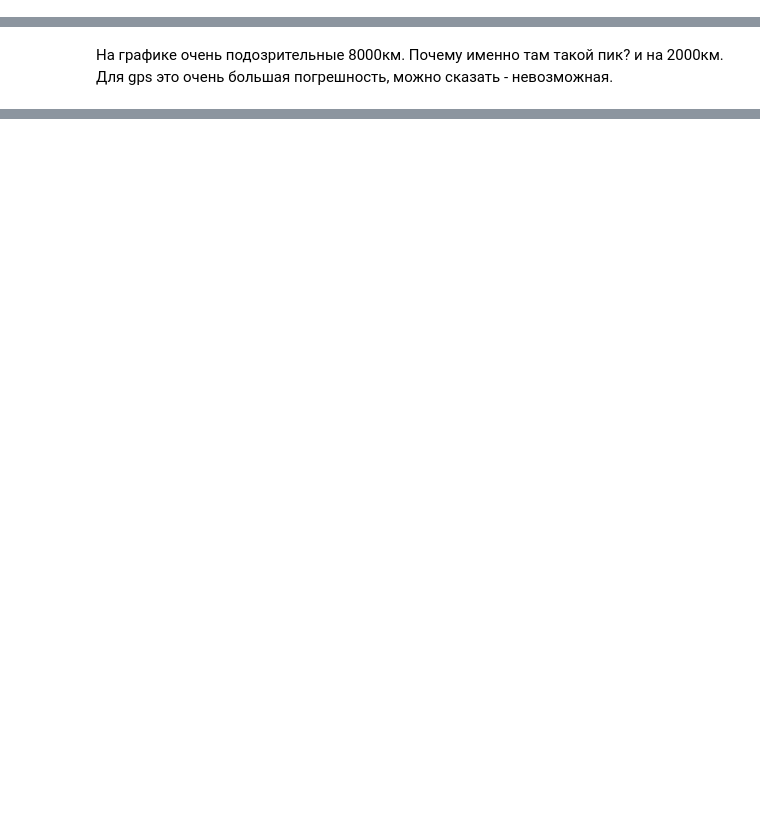
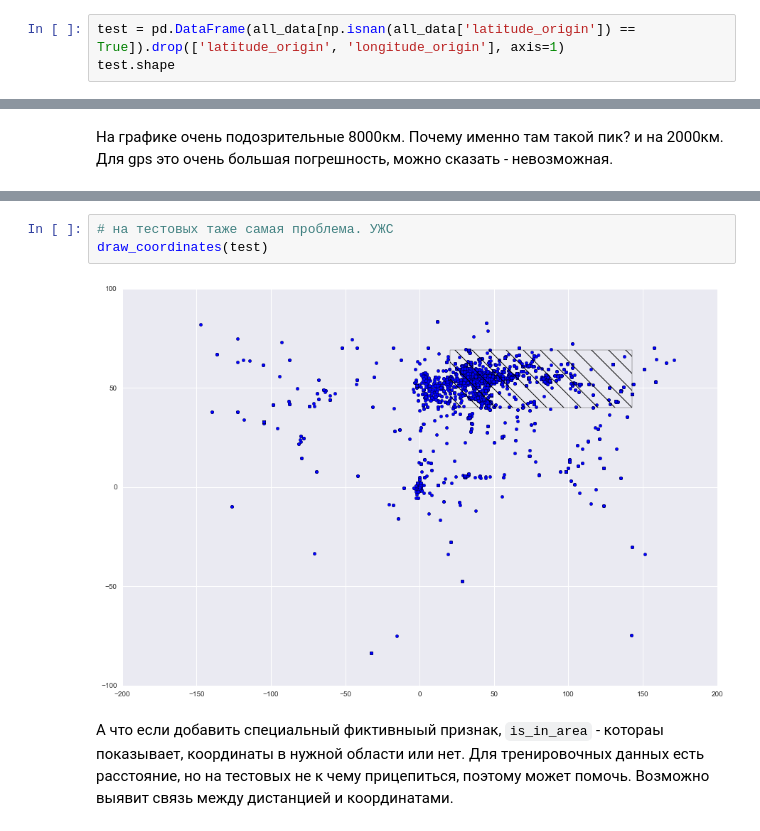
Before and after one commit to senior-sigan/Tinkoff-Data-Science-Challenge, a Jupyter notebook: task2/investigate_data.ipynb, the cells around one changed output, grey strips where cells are left out. Drawn from its saved outputs; the diff is of its cells as text; blank space fills up the shorter version.

Commit message:
finish investigating, add distance and is_in_area features

```diff
--- a/task2/investigate_data.ipynb
+++ b/task2/investigate_data.ipynb
@@ -184,3 +184,6 @@ train = pd.DataFrame(all_data[np.isnan(all_data['latitude_origin']) == False])
 train.shape
 # %% [output]
 (166912, 8)
+# %%
+test = pd.DataFrame(all_data[np.isnan(all_data['latitude_origin']) == True]).drop(['latitude_origin', 'longitude_origin'], axis=1)
+test.shape
@@ -257,0 +270,7 @@ Name: dist, dtype: float64
+# %%
+# на тестовых таже самая проблема. УЖС
+draw_coordinates(test)
+# %% [output]
+[figure, added]
+# %% [markdown]
+А что если добавить специальный фиктивныый признак, `is_in_area` - котораы показывает, координаты в нужной области или нет. Для тренировочных данных есть расстояние, но на тестовых не к чему прицепиться, поэтому может помочь. Возможно выявит связь между дистанцией и координатами.
```
Also changed, not shown: parts of 8 cells of this notebook, 2 other files.
